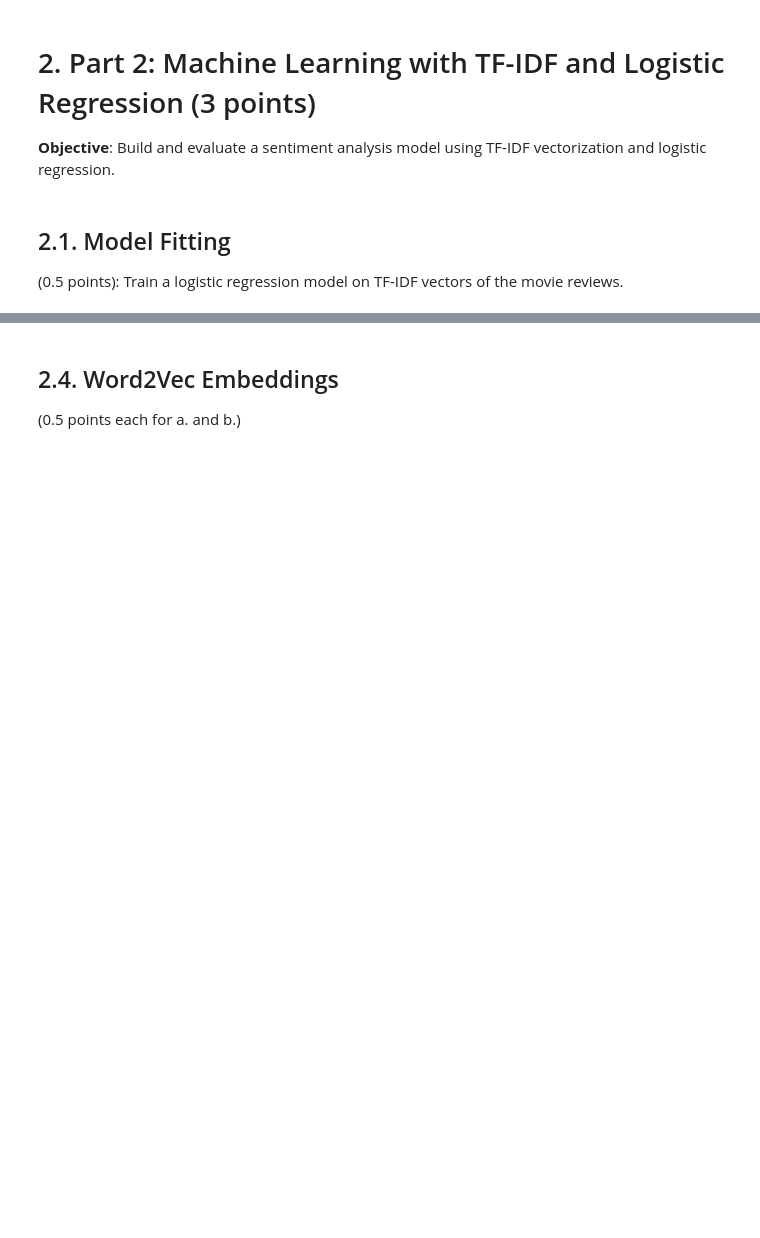
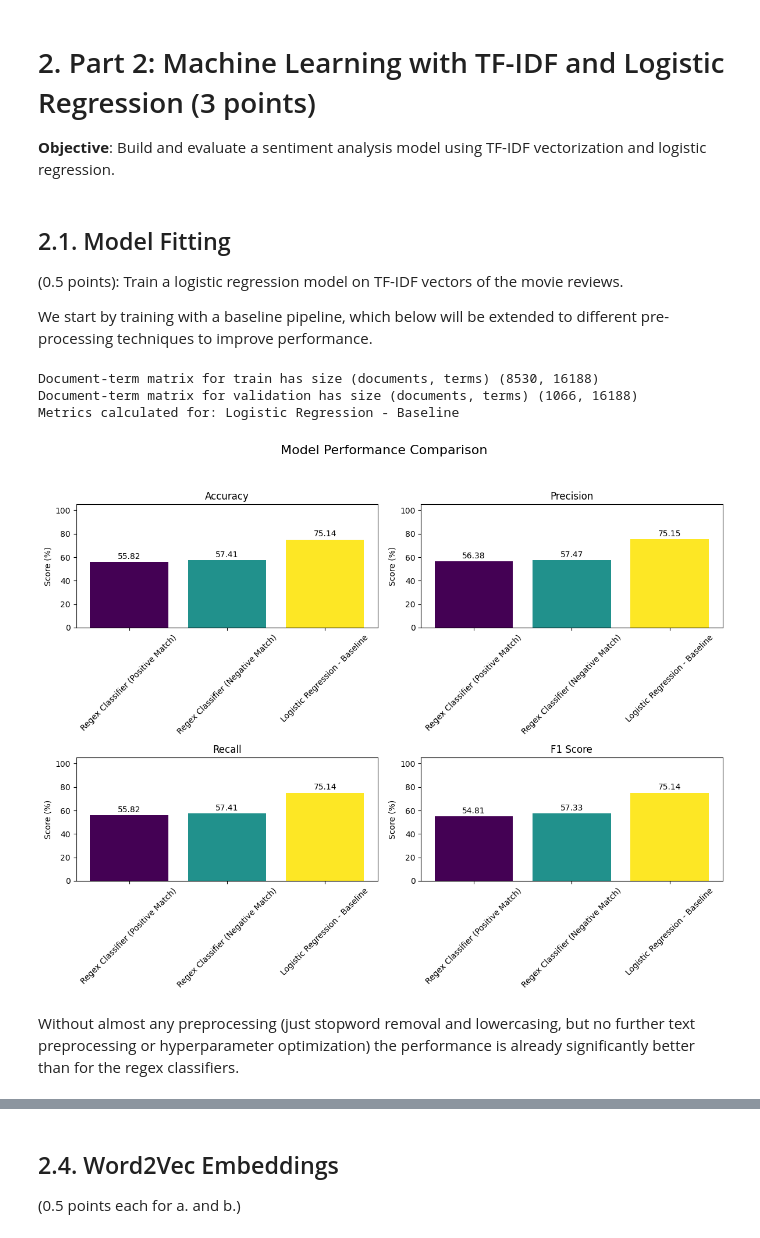
Before and after one commit to pablo-fdz/adv_nlp_hw1, a Jupyter notebook: hw1_sentiment_analysis_RT.ipynb, the cells around one changed output, grey strips where cells are left out. Drawn from its saved outputs; the diff is of its cells as text; code cells hidden in the pictures; blank space fills up the shorter version.

```diff
--- a/hw1_sentiment_analysis_RT.ipynb
+++ b/hw1_sentiment_analysis_RT.ipynb
@@ -122,3 +134,5 @@ We can quickly observe that, overall, the included texts (reviews) are short in
+# %%
+metric_avg = 'macro' # Either 'macro', 'micro' or 'weighted'
 # %% [markdown]
 # 1. Part 1: Rule-based Analysis using regexes (2 points)
 
@@ -140,9 +154,9 @@ Note that below we do not remove digits, as in this case they might contain rele
 my_stop_words = set(stopwords.words('english'))
 
 # Tokenize the positive reviews (creates a 2-D list, where each list is a review)
-pos_reviews_tokens = [preprocessing.tokenize(review, rm_stopwords=True, stopword_set=my_stop_words) for review in pos_reviews]
+pos_reviews_tokens = [preprocessing.lower_nostop(review, rm_stopwords=True, stopword_set=my_stop_words) for review in pos_reviews]
 # Tokenize the negative reviews (creates a 2-D list, where each list is a review)
-neg_reviews_tokens = [preprocessing.tokenize(review, rm_stopwords=True, stopword_set=my_stop_words) for review in neg_reviews]
+neg_reviews_tokens = [preprocessing.lower_nostop(review, rm_stopwords=True, stopword_set=my_stop_words) for review in neg_reviews]
 
 print("Tokenized positive reviews:")
 print(pos_reviews_tokens[0:2])
@@ -293,7 +307,7 @@ metrics_val.run(
     y_true=y_val_true,
     y_pred=y_val_pred_pos_match,
     method_name="Regex Classifier (Positive Match)",
-    average='macro'
+    average=metric_avg
 )
 
 metrics_val.print_results()
@@ -362,7 +376,7 @@ metrics_val.run(
     y_true=y_val_true,
     y_pred=y_val_pred_neg_match,
     method_name="Regex Classifier (Negative Match)",
-    average='macro'
+    average=metric_avg
 )
 
 metrics_val.print_results()
@@ -700,6 +714,59 @@ Finally, **note that the performance of this approach could be potentially impro
 ## 2.1. Model Fitting
 
 (0.5 points): Train a logistic regression model on TF-IDF vectors of the movie reviews.
+
+We start by training with a baseline pipeline, which below will be extended to different pre-processing techniques to improve performance.
+# %%
+# Construct the tf-idf vectorizer with the default parameters and stop words for English
+tfidf_vectorizer = TfidfVectorizer(
+    stop_words='english',
+    ngram_range=(1, 1),
+    lowercase=True,
+    min_df=0.0,
+    max_df=1.0,
+    sublinear_tf=True  # Apply sublinear term frequency scaling (i.e., log normalization to compress the range of term frequencies)
+)
+
+# Fit to the training data
+tfidf_vectorizer.fit(df_train['text'].values)
+
+# Transform the training and validation data (creates the document-term matrix)
+X_train = tfidf_vectorizer.transform(df_train['text'].values)
+X_valid = tfidf_vectorizer.transform(df_val['text'].values)
+
+for split, dtm in {'train': X_train, 'validation': X_valid}.items():
+    print(f"Document-term matrix for {split} has size (documents, terms) {dtm.shape}")
+
+# Create the Logistic Regression model
+logistic_model = LogisticRegression(
+    max_iter=1000,
+    C=1.0,
+    solver='liblinear',  # Small dataset, binary classification
+    random_state=42
+)
+
+# Fit the model to the training data
+logistic_model.fit(X_train, df_train['label'].values)
+
+# Make predictions on the validation set
+valid_preds = logistic_model.predict(X_valid)
+
+# Compute the metrics for the logistic regression model and the validation set
+metrics_val.run(
+    y_true=df_val['label'].values,
+    y_pred=valid_preds,
+    method_name="Logistic Regression - Baseline",
+    average=metric_avg
+)
+
+metrics_val.plot()
+# %% [output]
+Document-term matrix for train has size (documents, terms) (8530, 16188)
+Document-term matrix for validation has size (documents, terms) (1066, 16188)
+Metrics calculated for: Logistic Regression - Baseline
+[figure, added]
+# %% [markdown]
+Without almost any preprocessing (just stopword removal and lowercasing, but no further text preprocessing or hyperparameter optimization) the performance is already significantly better than for the regex classifiers.
 # %% [markdown]
 ## 2.2. Feature Importance Analysis
 
```
Also changed, not shown: parts of 23 cells of this notebook, 9 other files.
